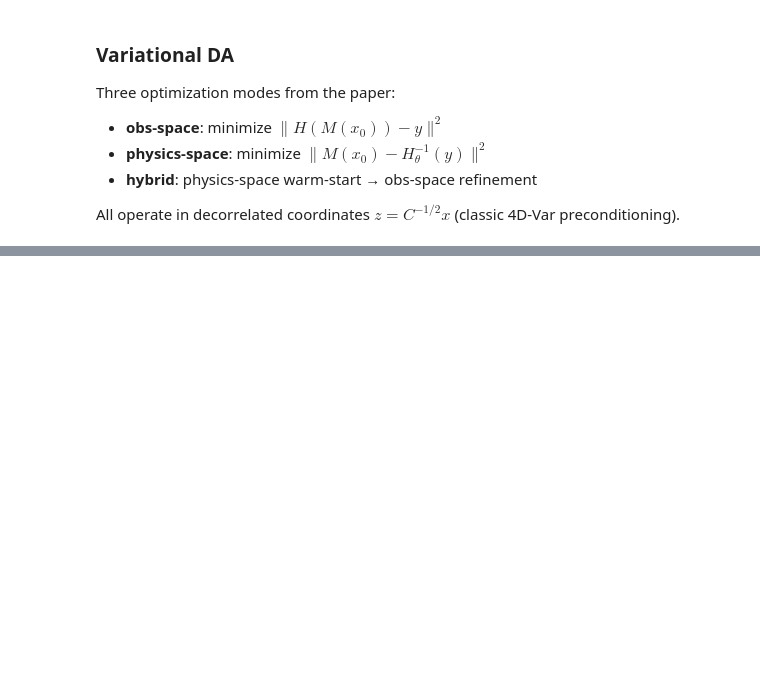
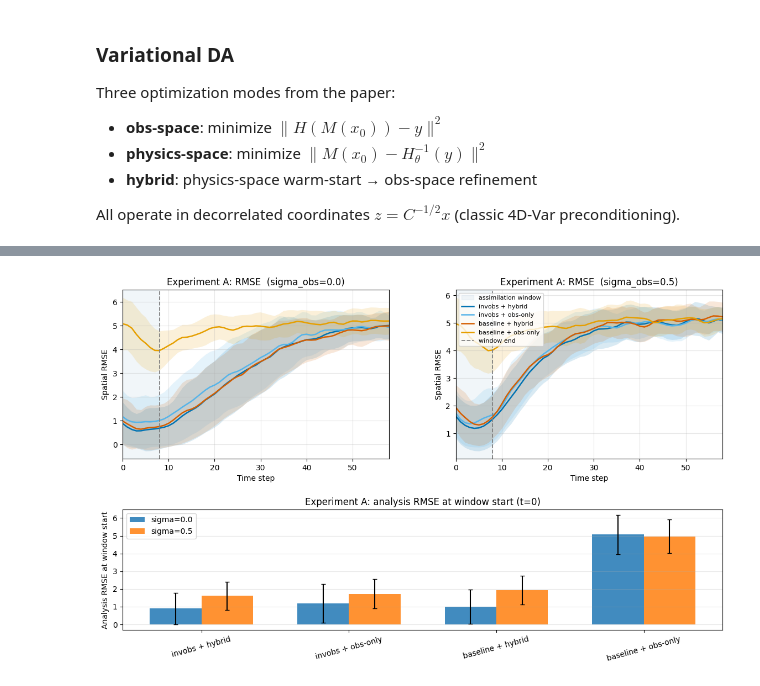
Before and after one commit to ericxu1070/invobs-data-assimilation, a Jupyter notebook: SlidingWindow_PyTorch.ipynb, the cells around one changed output, grey strips where cells are left out. Saved outputs shown, nothing was run; the diff lists cells and outputs as text; code cells hidden in the pictures; blank space fills up the shorter version.

Commit message:
updated sliding window for lorenz

```diff
--- a/SlidingWindow_PyTorch.ipynb
+++ b/SlidingWindow_PyTorch.ipynb
@@ -49,11 +56,13 @@ Survives runtime resets. Set `FORCE_RETRAIN = True` to ignore the cache and rege
 import os
 
 FORCE_RETRAIN = False
-CACHE_DIR = '/content/drive/MyDrive/invobs_cache'
 
 if IN_COLAB:
     from google.colab import drive
     drive.mount('/content/drive')
+    CACHE_DIR = '/content/drive/MyDrive/invobs_cache'
+else:
+    CACHE_DIR = './sw_cache'
 os.makedirs(CACHE_DIR, exist_ok=True)
 
 
@@ -490,12 +361,0 @@ save_cache(noise_results, 'l96_noise_results.pt')
-# %%
-# Plot: state RMSE vs noise level for each DA mode
-fig, ax = plt.subplots(figsize=(7, 4))
-modes = ['obs-only', 'physics-only', 'hybrid']
-for mode in modes:
-    means = [noise_results[s][mode].mean() for s in NOISE_LEVELS]
-    stds = [noise_results[s][mode].std() for s in NOISE_LEVELS]
-    ax.errorbar(NOISE_LEVELS, means, yerr=stds, marker='o', label=mode, capsize=3)
-ax.set_xlabel('observation noise σ'); ax.set_ylabel('state RMSE (x₀)')
-ax.set_title('DA performance vs. observation noise')
-ax.legend(); ax.grid(alpha=0.3)
-plt.tight_layout(); plt.show()
@@ -1213,0 +722,54 @@ plt.show()
+# %%
+# ---- Plot A: RMSE over assimilation window + forecast + analysis bar ------
+# x-axis is absolute time step (t=0 = window start, t=WINDOW_T = window end).
+COLORS_A = {
+    'invobs + hybrid':    '#0072B2',
+    'invobs + obs-only':  '#56B4E9',
+    'baseline + hybrid':  '#D55E00',
+    'baseline + obs-only':'#E69F00',
+}
+
+fig = plt.figure(figsize=(14, 8))
+gs = fig.add_gridspec(2, 2, height_ratios=[1.4, 1.0], hspace=0.35, wspace=0.25)
+t_range_A = np.arange(0, WINDOW_T + T_FORECAST + 1)   # 0 … 58
+
+for col, sigma in enumerate(NOISE_LEVELS):
+    d = eval_data[sigma]
+    ax = fig.add_subplot(gs[0, col])
+    ax.axvspan(0, WINDOW_T, alpha=0.07, color='steelblue', zorder=0,
+               label='assimilation window')
+    for label, _, _ in combos_A:
+        X0_opt = results_A[sigma][label]['X0_opt'].to(device)
+        m, s = full_rmse_curve(L96, X0_opt, d['X_true'],
+                               t_analysis=0, t_end=WINDOW_T, T_forecast=T_FORECAST)
+        c = COLORS_A[label]
+        ax.plot(t_range_A, m, color=c, lw=1.8, label=label)
+        ax.fill_between(t_range_A, m - s, m + s, color=c, alpha=0.15, linewidth=0)
+    ax.axvline(WINDOW_T, color='gray', ls='--', lw=1.3, zorder=2, label='window end')
+    ax.set_xlim(0, WINDOW_T + T_FORECAST)
+    ax.set_title(f'Experiment A: RMSE  (sigma_obs={sigma})')
+    ax.set_xlabel('Time step')
+    ax.set_ylabel('Spatial RMSE')
+    ax.grid(True, alpha=0.3)
+    if col == 1:
+        ax.legend(loc='upper left', fontsize=8)
+
+ax_bar = fig.add_subplot(gs[1, :])
+labels = [lab for lab, _, _ in combos_A]
+x = np.arange(len(labels))
+w = 0.35
+for i, sigma in enumerate(NOISE_LEVELS):
+    vals = [summary_A[sigma][lab]['ana_mean'] for lab in labels]
+    errs = [summary_A[sigma][lab]['ana_std'] for lab in labels]
+    ax_bar.bar(x + (i - 0.5) * w, vals, w, yerr=errs, capsize=3,
+               label=f'sigma={sigma}', alpha=0.85)
+ax_bar.set_xticks(x)
+ax_bar.set_xticklabels(labels, rotation=15)
+ax_bar.set_ylabel('Analysis RMSE at window start')
+ax_bar.set_title('Experiment A: analysis RMSE at window start (t=0)')
+ax_bar.grid(True, axis='y', alpha=0.3)
+ax_bar.legend()
+
+plt.show()
+# %% [output]
+[figure, added]
```
Also changed, not shown: parts of 49 cells of this notebook.
